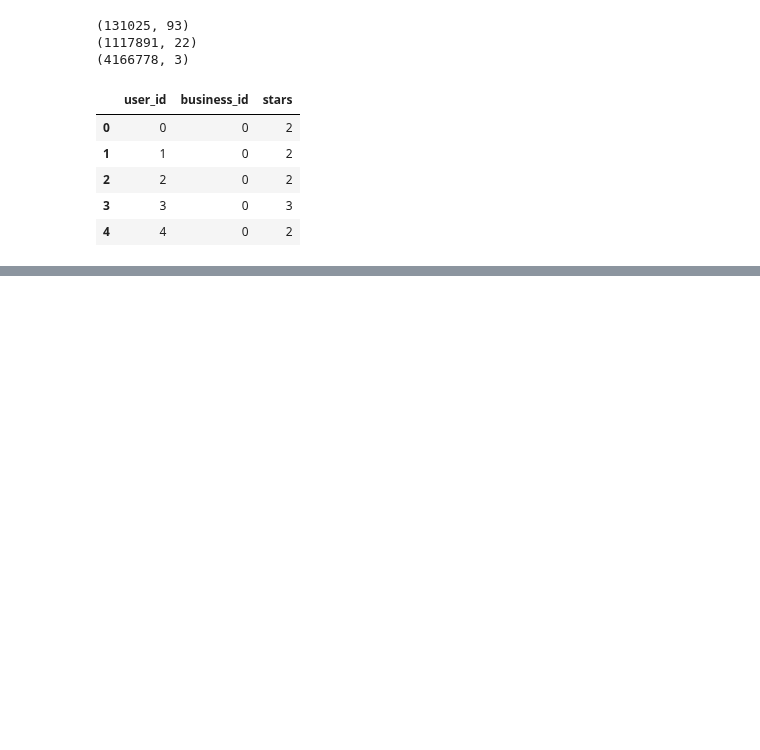
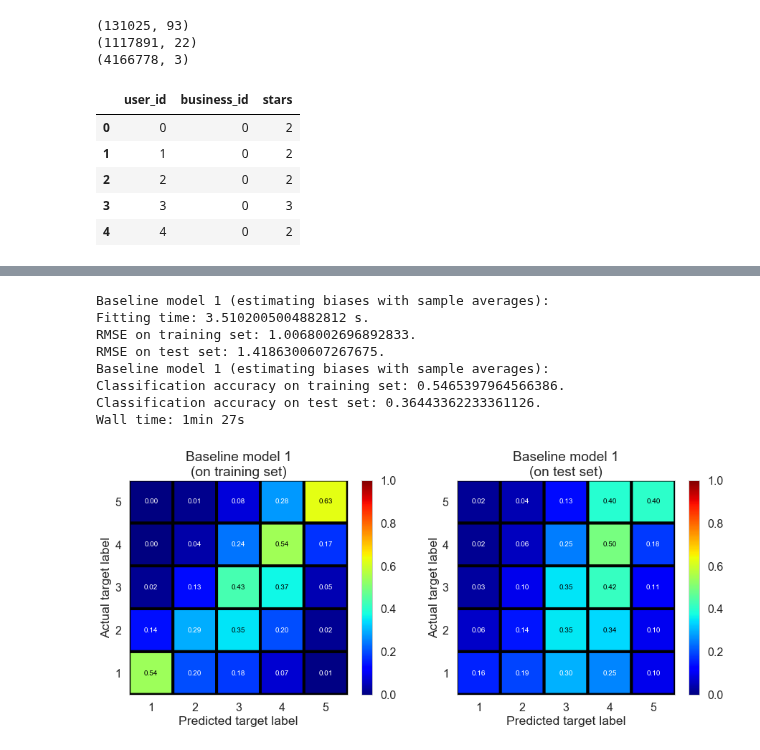
Before and after one commit to xuwd11/Recommender_Systems, a Jupyter notebook: 04_predictive_modeling_Full.ipynb, the cells around one changed output, grey strips where cells are left out. Cells and saved outputs as stored; diff of their text form; code cells hidden in the pictures; blank space fills up the shorter version.

```diff
--- a/04_predictive_modeling_Full.ipynb
+++ b/04_predictive_modeling_Full.ipynb
@@ -54,3 +57,9 @@ datar.head()
 | 2 | 2 | 0 | 2 |
 | 3 | 3 | 0 | 3 |
 | 4 | 4 | 0 | 2 |
+# %%
+%%time
+# Split the dataset into a training set a test set
+
+X_train, X_test, y_train, y_test = train_test_split(datar[['user_id', 'business_id']].values, datar['stars'].values, \
+                                                   test_size=0.5, random_state=0)
@@ -56,0 +68,36 @@ datar.head()
+# %%
+%%time
+bm = BaselineMean().fit(X_train, y_train)
+
+IO(data_dir + 'results/bm.pkl').to_pickle(bm)
+
+model_name = 'Baseline model 1 (estimating biases with sample averages)'
+print(model_name + ':')
+print('Fitting time: {} s.'.format(bm.time_fitting[-1]))
+print('RMSE on training set: {}.'.format(bm.score(X_train, y_train, scoring='rmse')))
+print('RMSE on test set: {}.'.format(bm.score(X_test, y_test, scoring='rmse')))
+
+print(model_name + ':')
+print('Classification accuracy on training set: {}.'.format(bm.score(X_train, y_train, classification=True)))
+print('Classification accuracy on test set: {}.'.format(bm.score(X_test, y_test, classification=True)))
+
+y_pred_train_label = bm.predict(X_train, classification=True)
+y_pred_test_label = bm.predict(X_test, classification=True)
+
+plt.figure(figsize=(15, 5.5))
+plt.subplot(1, 2, 1)
+plot_cm(confusion_matrix(y_train, y_pred_train_label), 'Baseline model 1\n(on training set)')
+plt.subplot(1, 2, 2)
+plot_cm(confusion_matrix(y_test, y_pred_test_label), 'Baseline model 1\n(on test set)')
+
+plt.savefig(fig_dir + 'bm1_cm.png', bbox_inches='tight')
+# %% [output]
+Baseline model 1 (estimating biases with sample averages):
+Fitting time: 3.5102005004882812 s.
+RMSE on training set: 1.0068002696892833.
+RMSE on test set: 1.4186300607267675.
+Baseline model 1 (estimating biases with sample averages):
+Classification accuracy on training set: 0.5465397964566386.
+Classification accuracy on test set: 0.36443362233361126.
+Wall time: 1min 27s
+[figure, added]
```
Also changed, not shown: parts of 10 cells of this notebook, 3 other files.
